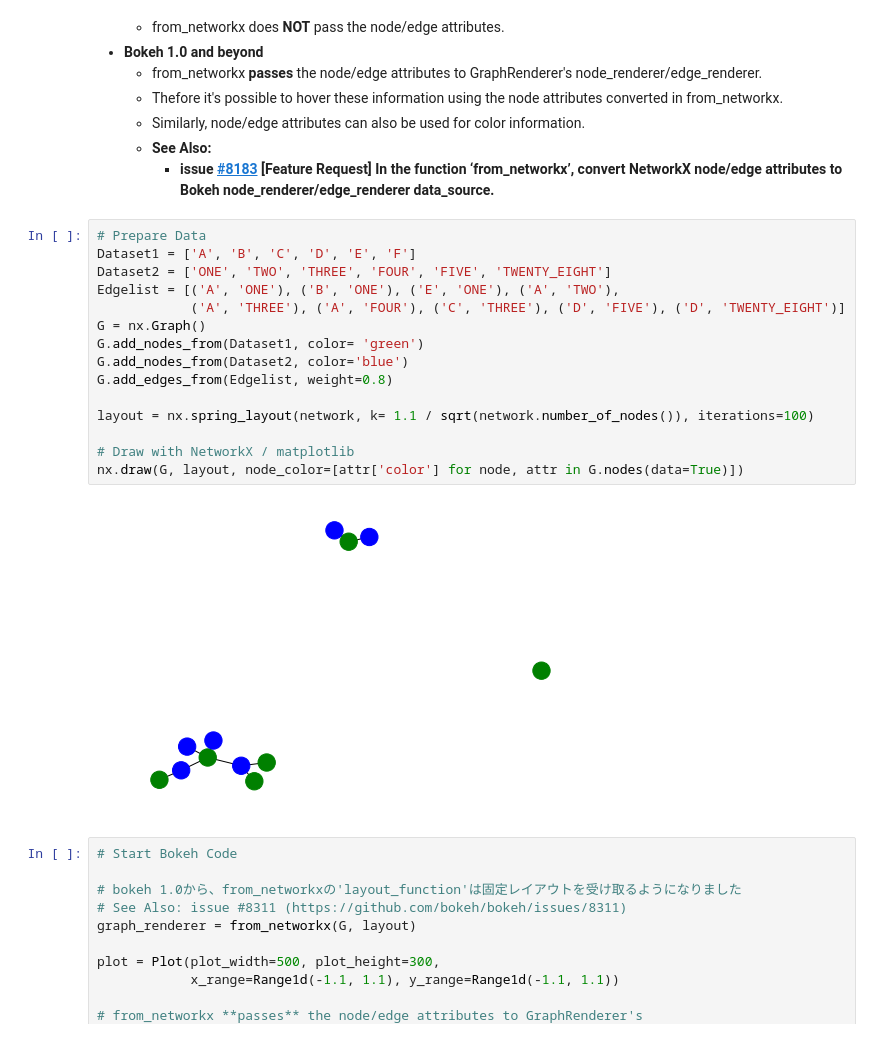
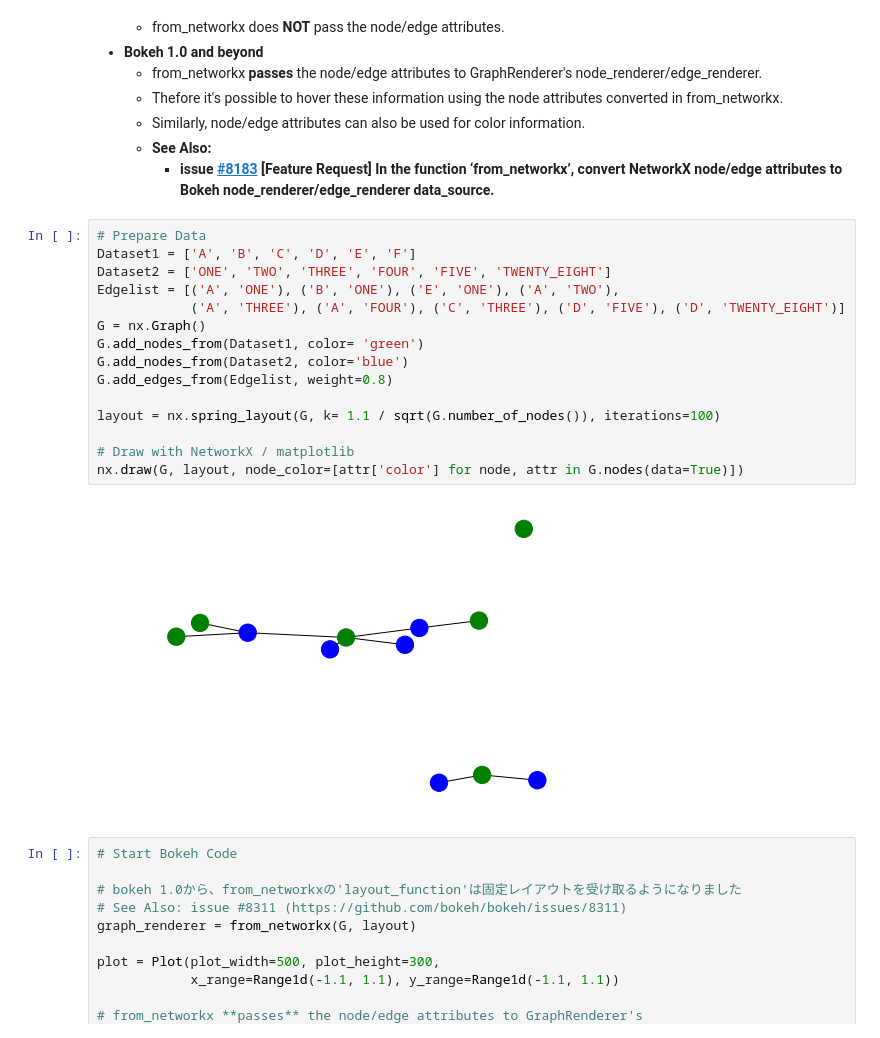
Before and after one commit to komo-fr/networkx2bokeh_note, a Jupyter notebook: notebooks/how_to_change_color_and_size.ipynb, the cells around one changed output. Saved outputs shown, nothing was run; the diff lists cells and outputs as text.

```diff
--- a/notebooks/how_to_change_color_and_size.ipynb
+++ b/notebooks/how_to_change_color_and_size.ipynb
@@ -37,20 +38,20 @@ Python: 3.6.2
 # %%
 # Prepare Data
 Dataset1 = ['A', 'B', 'C', 'D', 'E', 'F']
 Dataset2 = ['ONE', 'TWO', 'THREE', 'FOUR', 'FIVE', 'TWENTY_EIGHT']
 Edgelist = [('A', 'ONE'), ('B', 'ONE'), ('E', 'ONE'), ('A', 'TWO'),
             ('A', 'THREE'), ('A', 'FOUR'), ('C', 'THREE'), ('D', 'FIVE'), ('D', 'TWENTY_EIGHT')]
 G = nx.Graph()
 G.add_nodes_from(Dataset1, color= 'green')
 G.add_nodes_from(Dataset2, color='blue')
 G.add_edges_from(Edgelist, weight=0.8)
 
-layout = nx.spring_layout(network, k= 1.1 / sqrt(network.number_of_nodes()), iterations=100)
+layout = nx.spring_layout(G, k= 1.1 / sqrt(G.number_of_nodes()), iterations=100)
 
 # Draw with NetworkX / matplotlib
 nx.draw(G, layout, node_color=[attr['color'] for node, attr in G.nodes(data=True)])
 # %% [output]
-[figure, old version]
+[figure, new version]
 # %%
 # Start Bokeh Code
 
```
Also changed, not shown: parts of 6 cells of this notebook.
